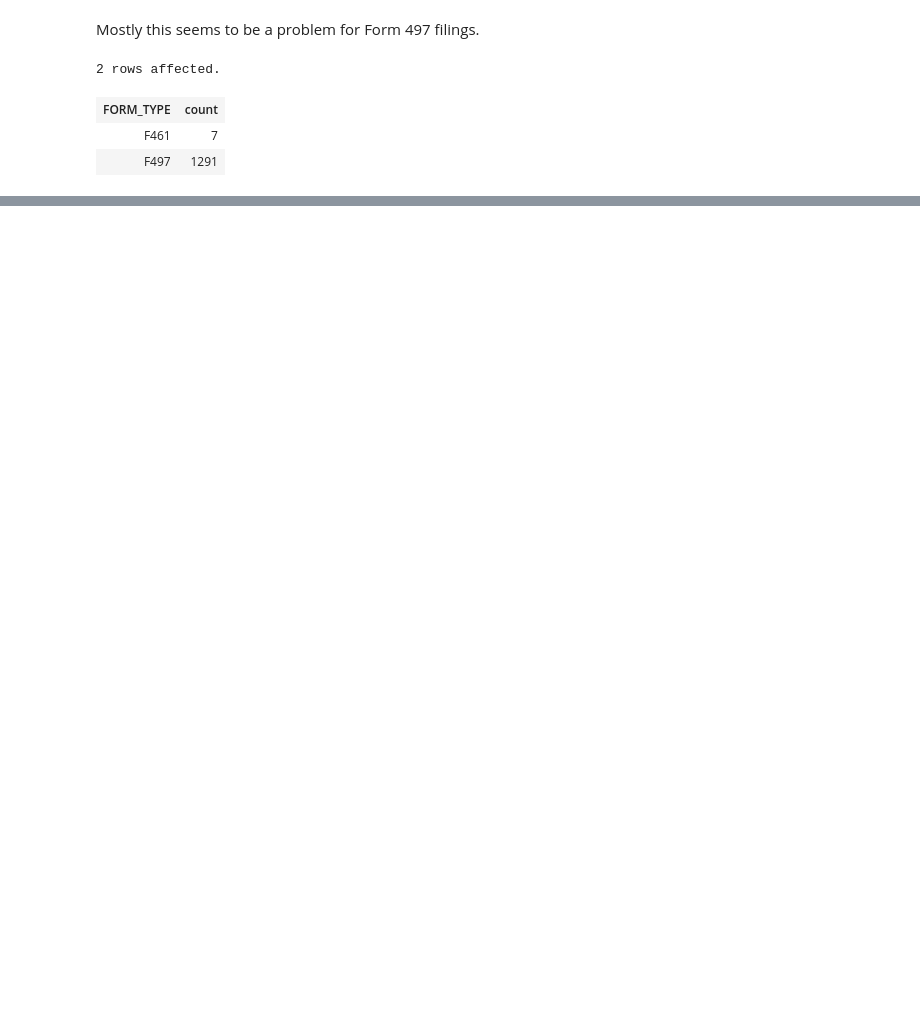
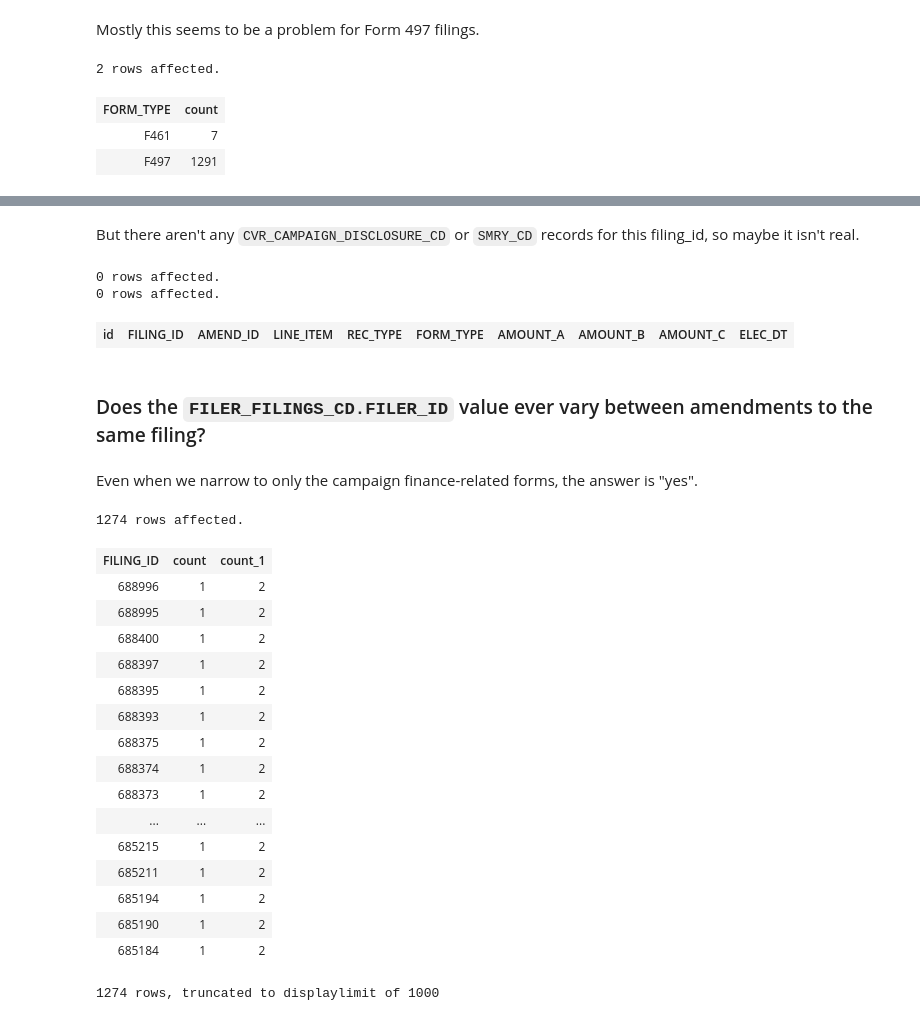
Before and after one commit to palewire/python-calaccess-notebooks, a Jupyter notebook: campaign_finance_filings.ipynb, the cells around one changed output, grey strips where cells are left out. Saved outputs shown, nothing was run; the diff lists cells and outputs as text; code cells hidden in the pictures; blank space fills up the shorter version.

```diff
--- a/campaign_finance_filings.ipynb
+++ b/campaign_finance_filings.ipynb
@@ -234,0 +264,48 @@ GROUP BY 1;
+# %% [markdown]
+But there aren't any `CVR_CAMPAIGN_DISCLOSURE_CD` or `SMRY_CD` records for this filing_id, so maybe it isn't real.
+# %%
+%%sql
+SELECT *
+FROM "CVR_CAMPAIGN_DISCLOSURE_CD"
+WHERE "FILING_ID" = 826532;
+SELECT *
+FROM "SMRY_CD"
+WHERE "FILING_ID" = 826532;
+# %% [output]
+0 rows affected.
+0 rows affected.
+| id | FILING_ID | AMEND_ID | LINE_ITEM | REC_TYPE | FORM_TYPE | AMOUNT_A | AMOUNT_B | AMOUNT_C | ELEC_DT |
+# %% [markdown]
+### Does the `FILER_FILINGS_CD.FILER_ID` value ever vary between amendments to the same filing?
+# %% [markdown]
+Even when we narrow to only the campaign finance-related forms, the answer is "yes".
+# %%
+%%sql
+SELECT "FILING_ID", COUNT(DISTINCT "FILING_SEQUENCE"), COUNT(DISTINCT "FILER_ID")
+FROM "FILER_FILINGS_CD"
+WHERE "FORM_ID" IN (
+    SELECT DISTINCT "FORM_TYPE"
+    FROM "CVR_CAMPAIGN_DISCLOSURE_CD"
+)
+GROUP BY 1
+HAVING COUNT(DISTINCT "FILER_ID") > 1
+ORDER BY 1 DESC;
+# %% [output]
+1274 rows affected.
+| FILING_ID | count | count_1 |
+| 688996 | 1 | 2 |
+| 688995 | 1 | 2 |
+| 688400 | 1 | 2 |
+| 688397 | 1 | 2 |
+| 688395 | 1 | 2 |
+| 688393 | 1 | 2 |
+| 688375 | 1 | 2 |
+| 688374 | 1 | 2 |
+| 688373 | 1 | 2 |
+| ... | ... | ... |
+| 685215 | 1 | 2 |
+| 685211 | 1 | 2 |
+| 685194 | 1 | 2 |
+| 685190 | 1 | 2 |
+| 685184 | 1 | 2 |
+1274 rows, truncated to displaylimit of 1000
```
Also changed, not shown: parts of 9 cells of this notebook.
